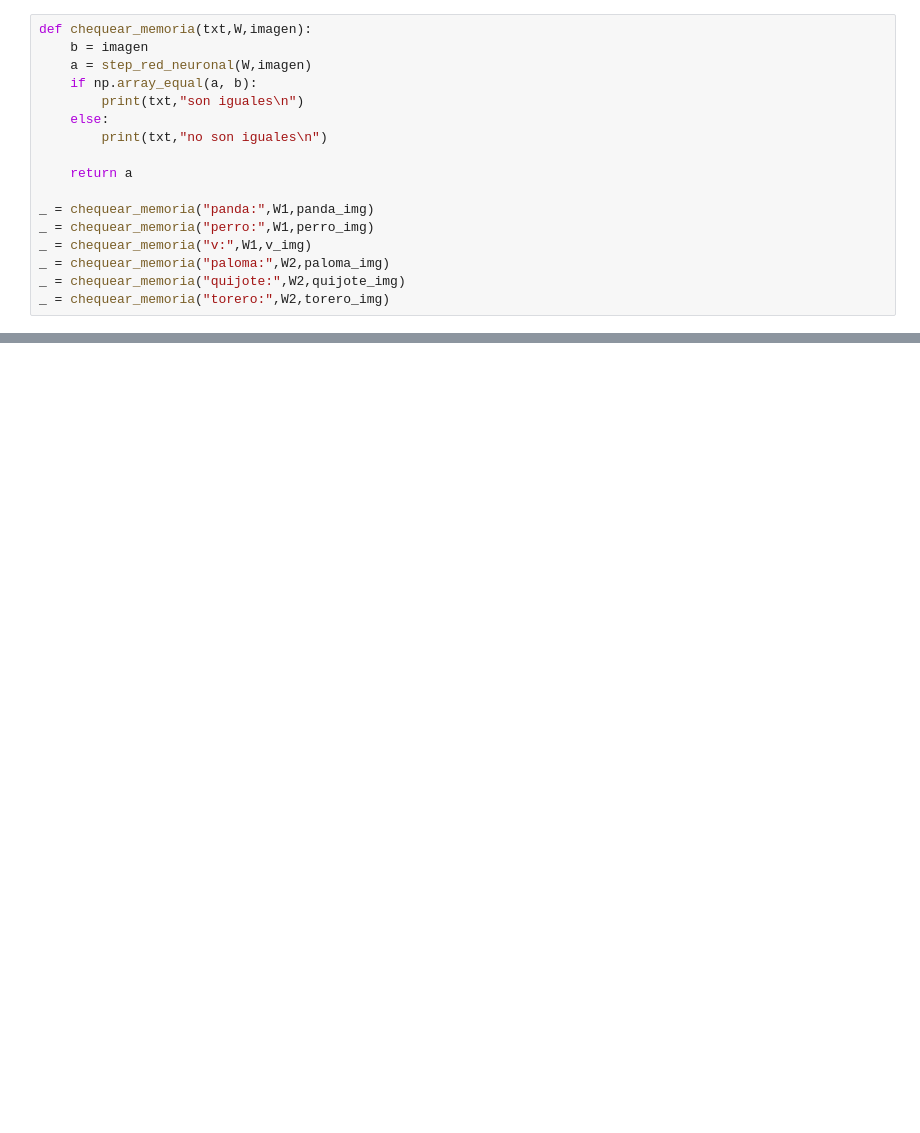
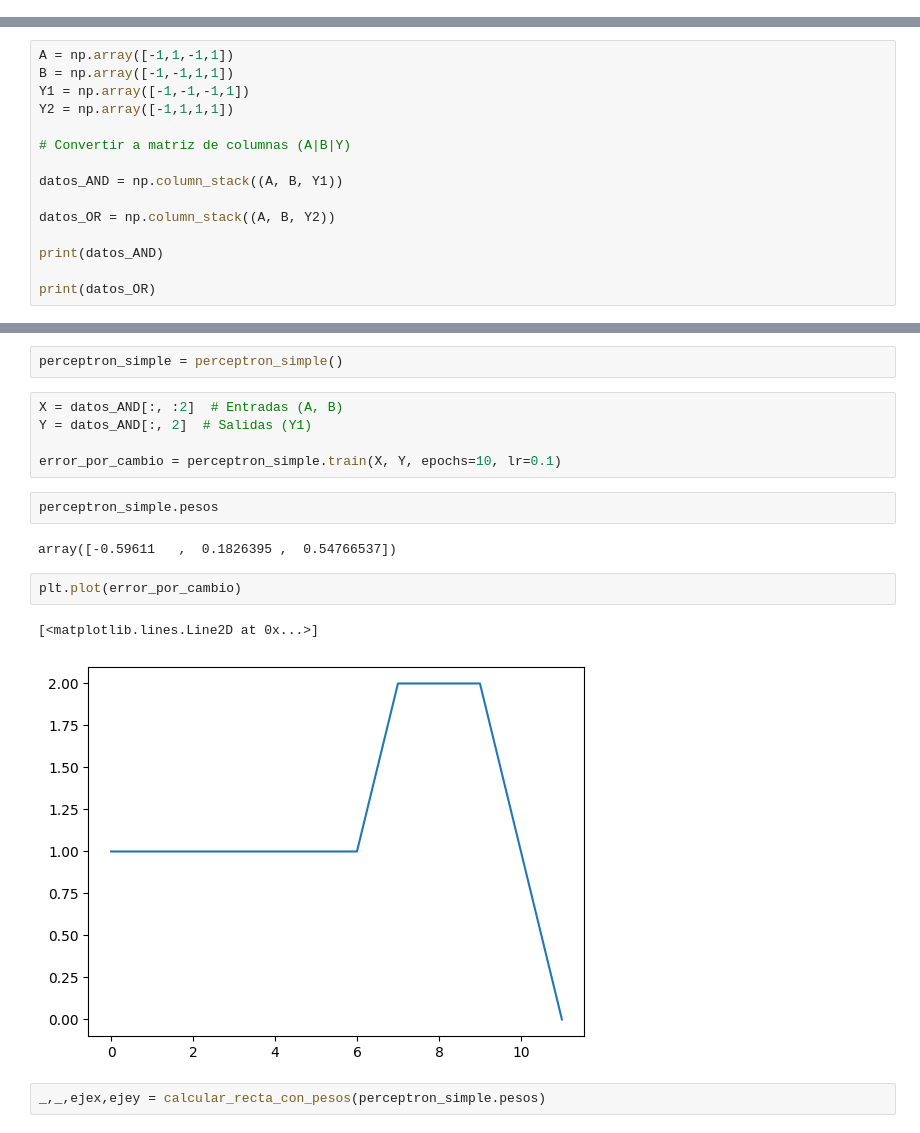
Before and after one commit to Icavicchioli/Redes-neuronales, a Jupyter notebook: tp2/TP2.ipynb, the cells around one changed output, grey strips where cells are left out. Drawn from its saved outputs; the diff is of its cells as text; blank space fills up the shorter version.

```diff
--- a/tp2/TP2.ipynb
+++ b/tp2/TP2.ipynb
@@ -110,17 +0,0 @@ step_img5 = step_red_neuronal(W2,torero_img)
-# %%
-def chequear_memoria(txt,W,imagen):
-    b = imagen
-    a = step_red_neuronal(W,imagen)
-    if np.array_equal(a, b):
-        print(txt,"son iguales\n")
-    else:
-        print(txt,"no son iguales\n")
-
-    return a
-
-_ = chequear_memoria("panda:",W1,panda_img)
-_ = chequear_memoria("perro:",W1,perro_img)
-_ = chequear_memoria("v:",W1,v_img)
-_ = chequear_memoria("paloma:",W2,paloma_img)
-_ = chequear_memoria("quijote:",W2,quijote_img)
-_ = chequear_memoria("torero:",W2,torero_img)
@@ -600,0 +44,15 @@ La red de 100x100 tampoco memorizó todas las imágenes, lo que intuyo apunta a
+# %%
+A = np.array([-1,1,-1,1])
+B = np.array([-1,-1,1,1])
+Y1 = np.array([-1,-1,-1,1])
+Y2 = np.array([-1,1,1,1])
+
+# Convertir a matriz de columnas (A|B|Y)
+
+datos_AND = np.column_stack((A, B, Y1))
+
+datos_OR = np.column_stack((A, B, Y2))
+
+print(datos_AND)
+
+print(datos_OR)
@@ -600,0 +122,18 @@ La red de 100x100 tampoco memorizó todas las imágenes, lo que intuyo apunta a
+# %%
+perceptron_simple = perceptron_simple()
+# %%
+X = datos_AND[:, :2]  # Entradas (A, B)
+Y = datos_AND[:, 2]  # Salidas (Y1)
+
+error_por_cambio = perceptron_simple.train(X, Y, epochs=10, lr=0.1)
+# %%
+perceptron_simple.pesos
+# %% [output]
+array([-0.59611   ,  0.1826395 ,  0.54766537])
+# %%
+plt.plot(error_por_cambio)
+# %% [output]
+[<matplotlib.lines.Line2D at 0x...>]
+[figure, added]
+# %%
+_,_,ejex,ejey = calcular_recta_con_pesos(perceptron_simple.pesos)
```
Also changed, not shown: parts of 80 cells of this notebook, 1 other file.
